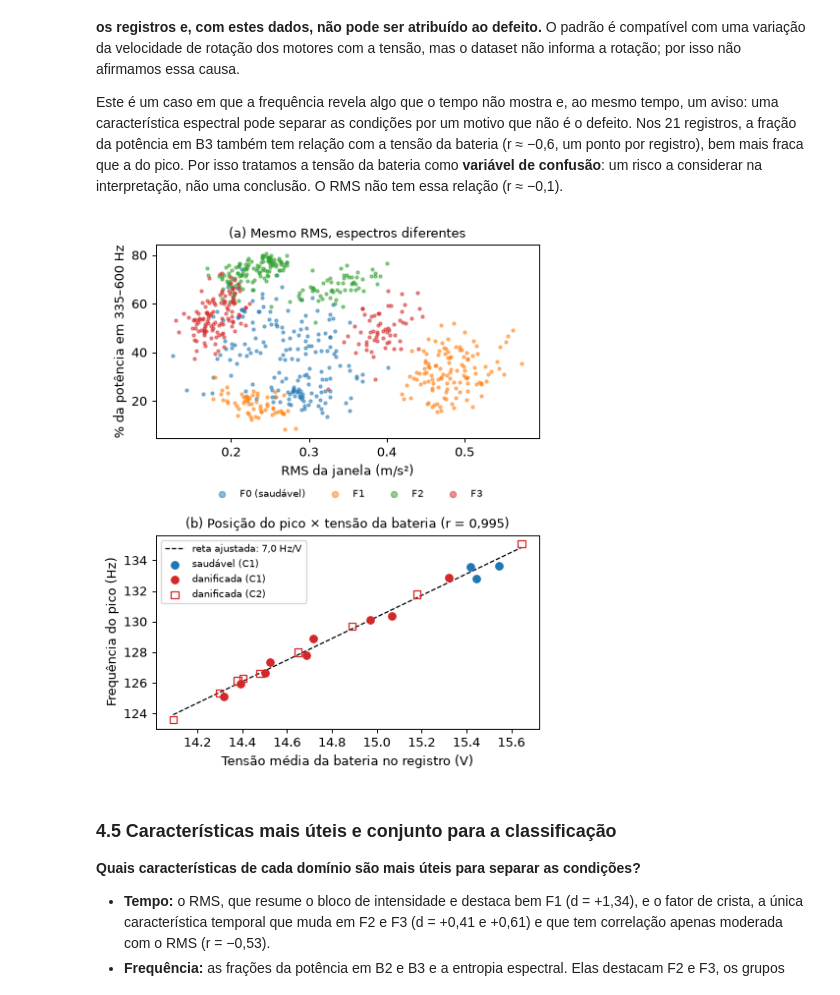
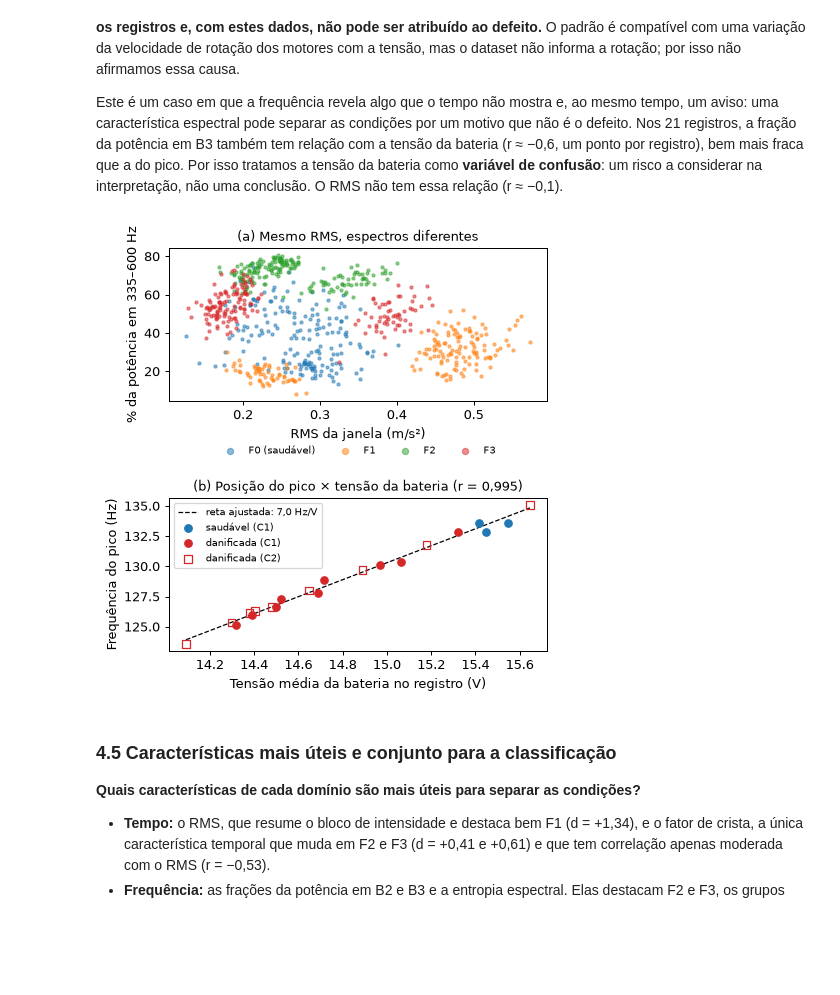
Before and after one commit to arthurbm/drone-analysis, a Jupyter notebook: repasses/secao4/colab_celulas.ipynb, the cells around one changed output. Drawn from its saved outputs; the diff is of its cells as text; code cells hidden in the pictures; blank space fills up the shorter version.

```diff
--- a/repasses/secao4/colab_celulas.ipynb
+++ b/repasses/secao4/colab_celulas.ipynb
@@ -338,27 +338,27 @@ Portanto, **o deslocamento dos picos entre as condições acompanha a diferença
 Este é um caso em que a frequência revela algo que o tempo não mostra e, ao mesmo tempo, um aviso: uma característica espectral pode separar as condições por um motivo que não é o defeito. Nos 21 registros, a fração da potência em B3 também tem relação com a tensão da bateria (r ≈ −0,6, um ponto por registro), bem mais fraca que a do pico. Por isso tratamos a tensão da bateria como **variável de confusão**: um risco a considerar na interpretação, não uma conclusão. O RMS não tem essa relação (r ≈ −0,1).
 # %%
 # figura-resumo para o relatório: os dois achados, um sobre o outro (largura de uma coluna)
-fig, axs = plt.subplots(2, 1, figsize=(5.2, 6.4))
+fig, axs = plt.subplots(2, 1, figsize=(5.2, 5.4))
 for f_cod in CORES_F:
     g = df_feat[df_feat.F == f_cod]
     axs[0].scatter(g['rms'], 100 * g['frac_B3_335_600Hz'], s=6, alpha=0.5, color=CORES_F[f_cod],
                    label='F0 (saudável)' if f_cod == 'F0' else f_cod)
 axs[0].set_xlabel('RMS da janela (m/s²)'); axs[0].set_ylabel('% da potência em 335–600 Hz')
 axs[0].set_title('(a) Mesmo RMS, espectros diferentes', fontsize=10)
-axs[0].legend(fontsize=8, markerscale=2, ncol=4, loc='lower center', bbox_to_anchor=(0.5, -0.36), frameon=False)
+axs[0].legend(fontsize=8, markerscale=2, ncol=4, loc='lower center', bbox_to_anchor=(0.5, -0.42), frameon=False)
 for _, r in reg_todos.iterrows():
     cheio = r['C'] == 'C1'
     axs[1].scatter(r['bateria_V'], r['f_pico'], s=35, marker='o' if cheio else 's', zorder=3,
                    facecolors=CORES[r['condicao']] if cheio else 'none', edgecolors=CORES[r['condicao']])
 axs[1].plot(xv, a * xv + b, 'k--', lw=1, label=f'reta ajustada: {a:.1f} Hz/V'.replace('.', ','))
 axs[1].scatter([], [], marker='o', color=CORES['saudavel'], label='saudável (C1)')
 axs[1].scatter([], [], marker='o', color=CORES['danificada'], label='danificada (C1)')
 axs[1].scatter([], [], marker='s', facecolors='none', edgecolors=CORES['danificada'], label='danificada (C2)')
 axs[1].set_xlabel('Tensão média da bateria no registro (V)'); axs[1].set_ylabel('Frequência do pico (Hz)')
 axs[1].set_title(f'(b) Posição do pico × tensão da bateria (r = {r_todos:.3f})'.replace('.', ','), fontsize=10); axs[1].legend(fontsize=8)
 plt.tight_layout(); plt.savefig('09_notebook_comparacao.png', dpi=200); plt.show()
 # %% [output]
-[figure, old version]
+[figure, new version]
 # %% [markdown]
 ### **4.5 Características mais úteis e conjunto para a classificação**
 
```
Also changed, not shown: parts of 1 cell of this notebook, 6 other files.
